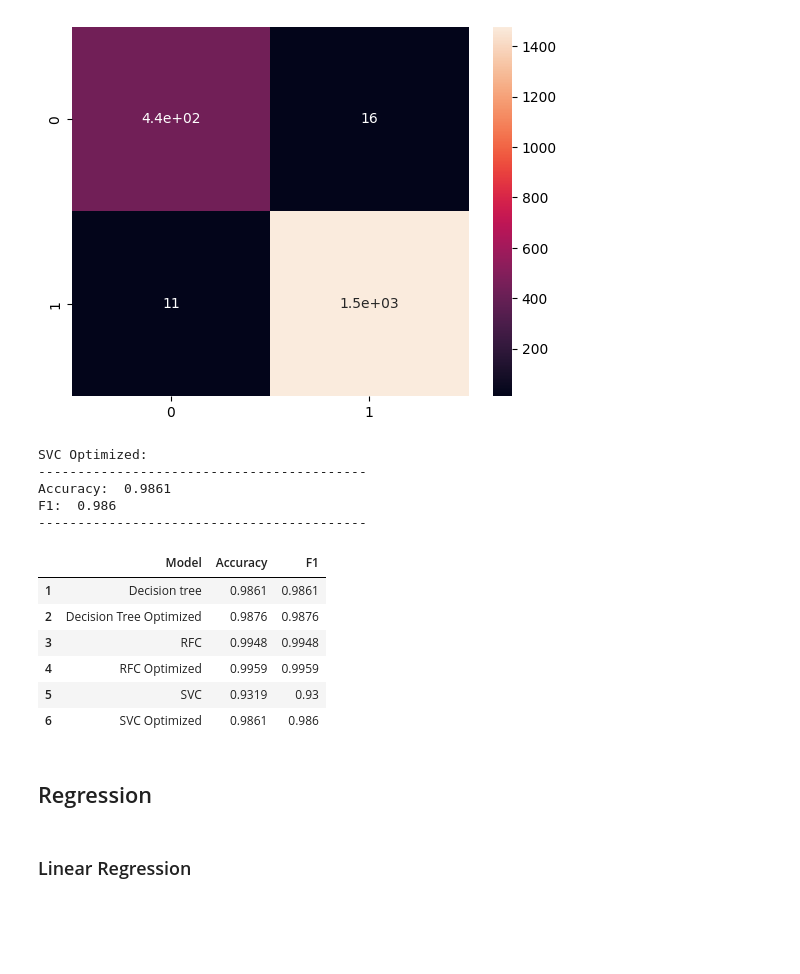
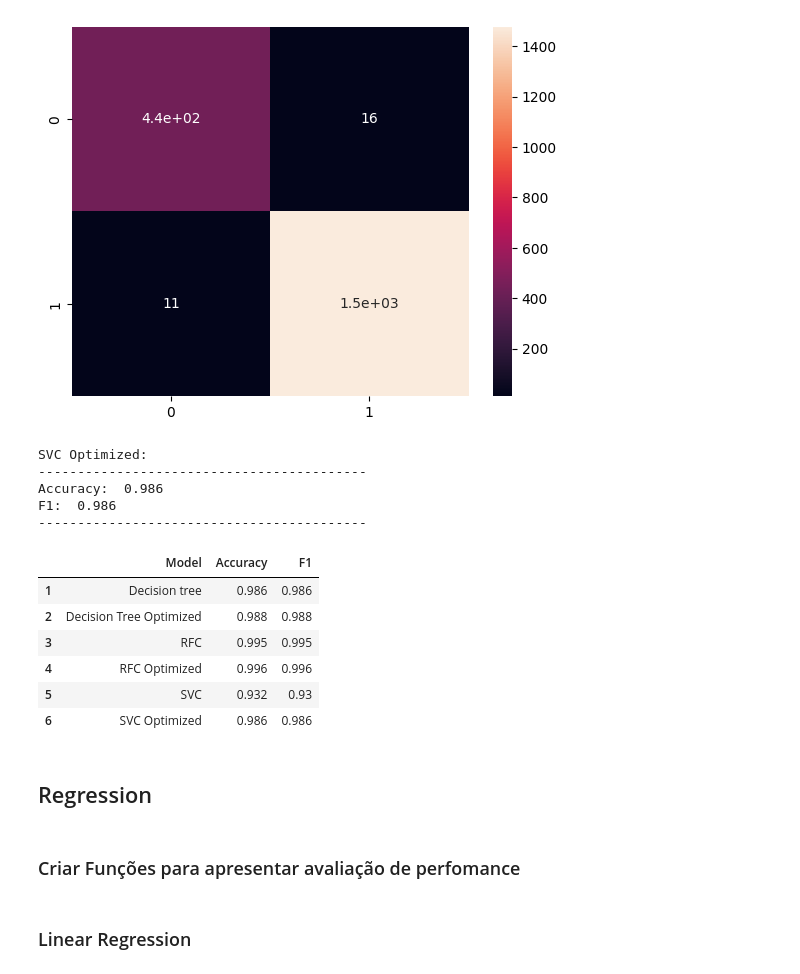
Before and after one commit to FranciscoGameiro2004/TSIW-IA-Vinhos, a Jupyter notebook: AI_Wine.ipynb, the cells around one changed output. Saved outputs shown, nothing was run; the diff lists cells and outputs as text; code cells hidden in the pictures; blank space fills up the shorter version.

```diff
--- a/AI_Wine.ipynb
+++ b/AI_Wine.ipynb
@@ -460,0 +430,17 @@ def grid_search(model, params):
+# %%
+def evaluate_clf(reais, previstos):
+    _accuracy = accuracy_score(y_true=reais,y_pred=previstos)
+    _f1 = f1_score(reais, previstos, average='weighted')
+    return round(_accuracy, 3), round(_f1, 3)
+
+def print_evaluate_clf(model, reais, previstos):
+    accuracy, f1 = evaluate_clf(reais,previstos)
+    print("------------------------------------------")
+    print("Accuracy: ", accuracy)
+    print("F1: ", f1)
+    print("------------------------------------------")
+
+    results=np.array([model,accuracy,f1])
+    results_df_clf.loc[len(results_df_clf)+1]= results
+
+results_df_clf = pd.DataFrame(columns=['Model', 'Accuracy', 'F1'])
@@ -790,22 +790,24 @@ sns.heatmap(cm2, annot=True)
 [figure]
 # %%
 print("SVC Optimized:")
-print_evaluate("SVC Optimized", y_test, svc_pred2)
+print_evaluate_clf("SVC Optimized", y_test, svc_pred2)
 # %% [output]
 SVC Optimized:
 ------------------------------------------
-Accuracy:  0.9861
+Accuracy:  0.986
 F1:  0.986
 ------------------------------------------
 # %%
-results_df
+results_df_clf
 # %% [output]
 |  | Model | Accuracy | F1 |
-| 1 | Decision tree | 0.9861 | 0.9861 |
-| 2 | Decision Tree Optimized | 0.9876 | 0.9876 |
-| 3 | RFC | 0.9948 | 0.9948 |
-| 4 | RFC Optimized | 0.9959 | 0.9959 |
-| 5 | SVC | 0.9319 | 0.93 |
-| 6 | SVC Optimized | 0.9861 | 0.986 |
+| 1 | Decision tree | 0.986 | 0.986 |
+| 2 | Decision Tree Optimized | 0.988 | 0.988 |
+| 3 | RFC | 0.995 | 0.995 |
+| 4 | RFC Optimized | 0.996 | 0.996 |
+| 5 | SVC | 0.932 | 0.93 |
+| 6 | SVC Optimized | 0.986 | 0.986 |
 # %% [markdown]
 ## Regression
+# %% [markdown]
+### Criar Funções para apresentar avaliação de perfomance
```
Also changed, not shown: parts of 59 cells of this notebook.
